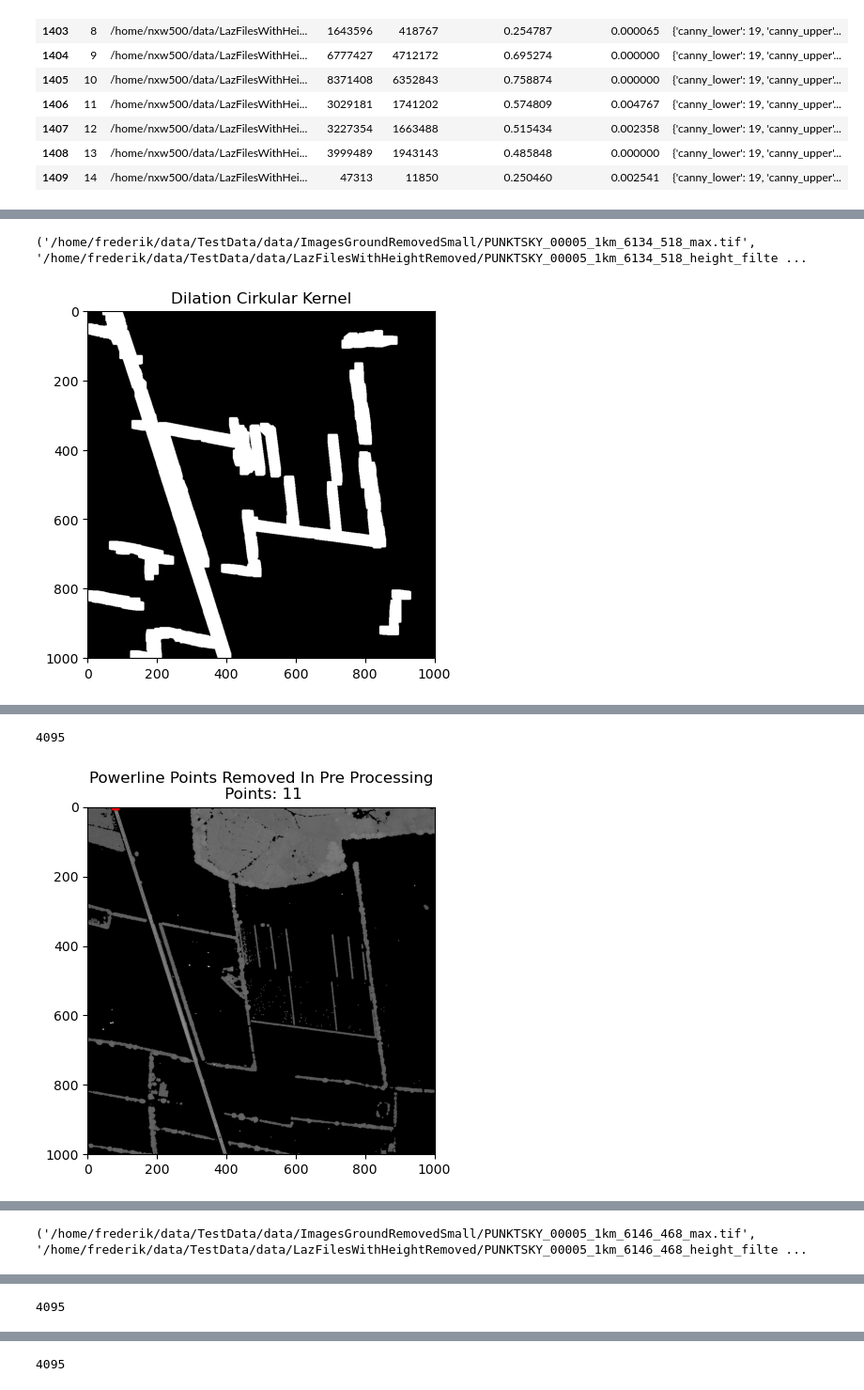
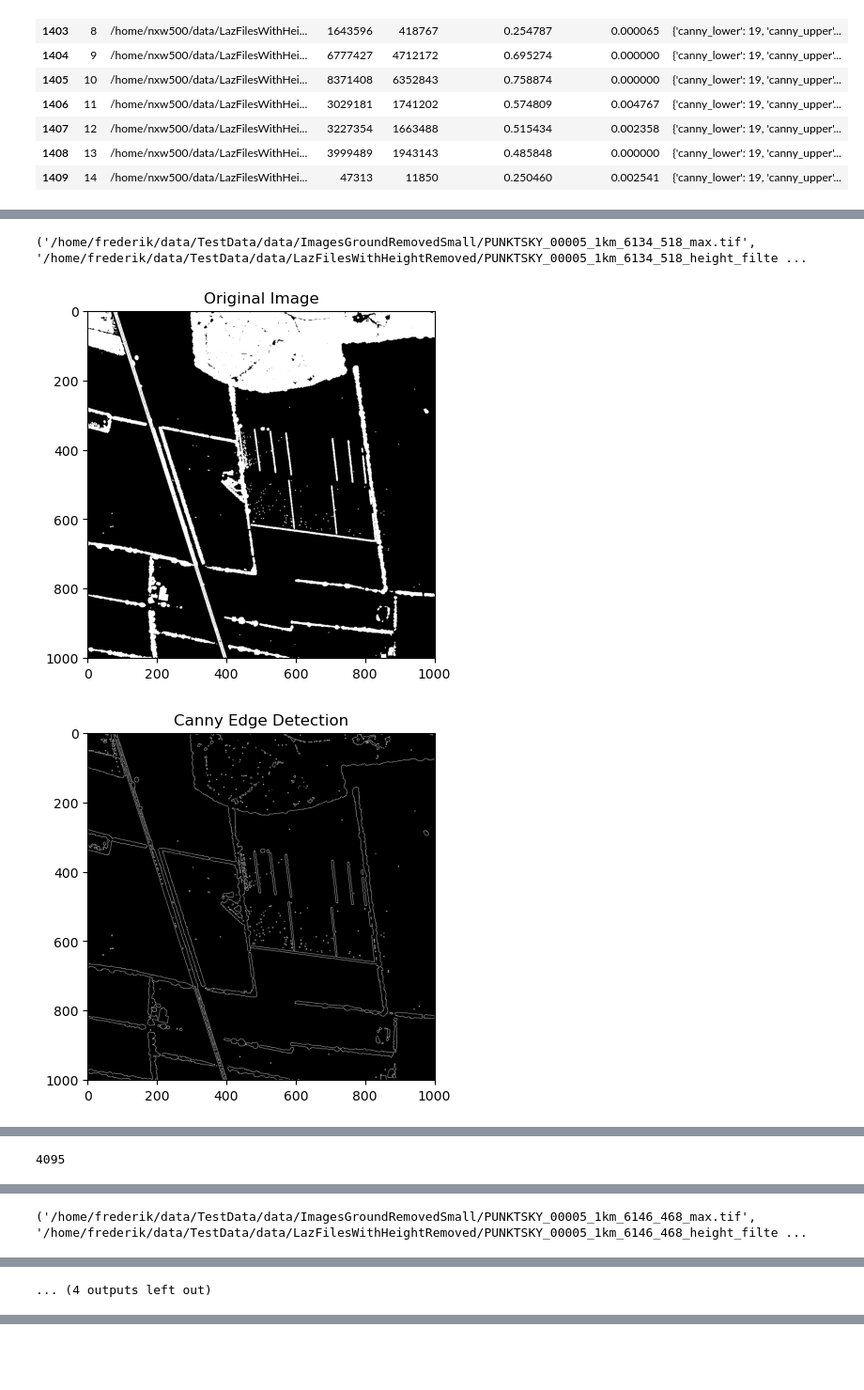
Before and after one commit to j-friis/master-thesis, a Jupyter notebook: Code/ProcessResults.ipynb, the cells around one changed output, grey strips where cells are left out. Shown at 94% size. Drawn from its saved outputs; the diff is of its cells as text; code cells hidden in the pictures; blank space fills up the shorter version.

```diff
--- a/Code/ProcessResults.ipynb
+++ b/Code/ProcessResults.ipynb
@@ -61,7 +60,7 @@ for i in df['params'].unique():
     tmpDF = df[df['params'] == i]
     runs.append(tmpDF)
 
-alpha = 0.5
+alpha = 0.99
 best_score = 0
 best_run = None
 
@@ -481,8 +457,16 @@ def GenerateImage(path, best_params):
     image = image/np.max(image)
     image = (image*255).astype(np.uint8)
 
+    plt.title("Original Image")
+    plt.imshow(image > 0, cmap="gray")
+    plt.show()
+
     # Apply edge detection method on the image
     edges = cv2.Canny(image, canny_lower, canny_upper, None, 3)
+
+    plt.title("Canny Edge Detection")
+    plt.imshow(edges, cmap="gray")
+    plt.show()
 
     #Parameters for cv.HoughLinesP (image, lines, rho, theta, threshold, minLineLength = 0, maxLineGap = 0)
     #image	8-bit, single-channel binary source image. The image may be modified by the function.
@@ -502,14 +486,16 @@ def GenerateImage(path, best_params):
                 maxLineGap=max_line_gap # Max allowed gap between line for joining them
                 )
 
-
     lines_image = np.zeros_like(edges)
-
     # Draw the lines
     if linesP is not None:
         for i in range(0, len(linesP)):
             l = linesP[i][0]
             cv2.line(lines_image, (l[0], l[1]), (l[2], l[3]), (255,0,0), 3)
+
+    plt.title("Lines Image")
+    plt.imshow(lines_image, cmap="gray")
+    plt.show()
 
     ## Create kernel
     kernel = np.ones((3, 3), np.uint8)
@@ -520,6 +506,10 @@ def GenerateImage(path, best_params):
         area = bounding_box[i][cv2.CC_STAT_AREA]
         if area < cc_area:
             lines_image[label_ids == i] = 0
+
+    plt.title("Connected Components")
+    plt.imshow(lines_image, cmap="gray")
+    plt.show()
 
     # Pixels per kilometer
     x_pixels, y_pixels = image.shape
@@ -624,7 +614,6 @@ def GenerateImage(path, best_params):
         tmp = [Path(mapping(p)['coordinates'][0]) for p in multi_pol]
         simplified_all_multi_polygons_path.append(tmp)
 
-
     las = laspy.read(laz_path, laz_backend=laspy.compression.LazBackend.LazrsParallel)
 
     # Pixels per kilometer
@@ -712,9 +701,10 @@ def GenerateImage(path, best_params):
 all_path_relations = GetPathRelations("/home/frederik/data/TestData/")
 path_tuples = list(zip(*all_path_relations))
 # %%
-for p in path_tuples:
+for p in path_tuples[:2]:
     print(p)
     GenerateImage(p, best_params)
 # %% [output]
 ('/home/frederik/data/TestData/data/ImagesGroundRemovedSmall/PUNKTSKY_00005_1km_6134_518_max.tif', '/home/frederik/data/TestData/data/LazFilesWithHeightRemoved/PUNKTSKY_00005_1km_6134_518_height_filte ...
-[figure, old version]
+[figure, new version]
+[figure, new version]
@@ -721,2 +714 @@ for p in path_tuples:
 4095
-[figure, old version]
@@ -725 +720 @@ for p in path_tuples:
-4095
+... (4 outputs left out)
@@ -729 +720,0 @@ for p in path_tuples:
-4095
```
Also changed, not shown: parts of 14 cells of this notebook, 36 other files.
